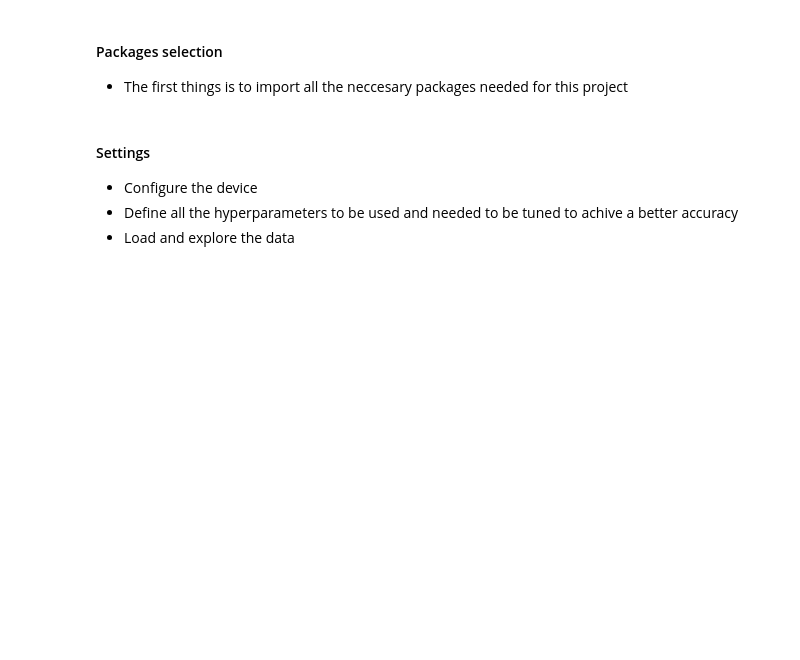
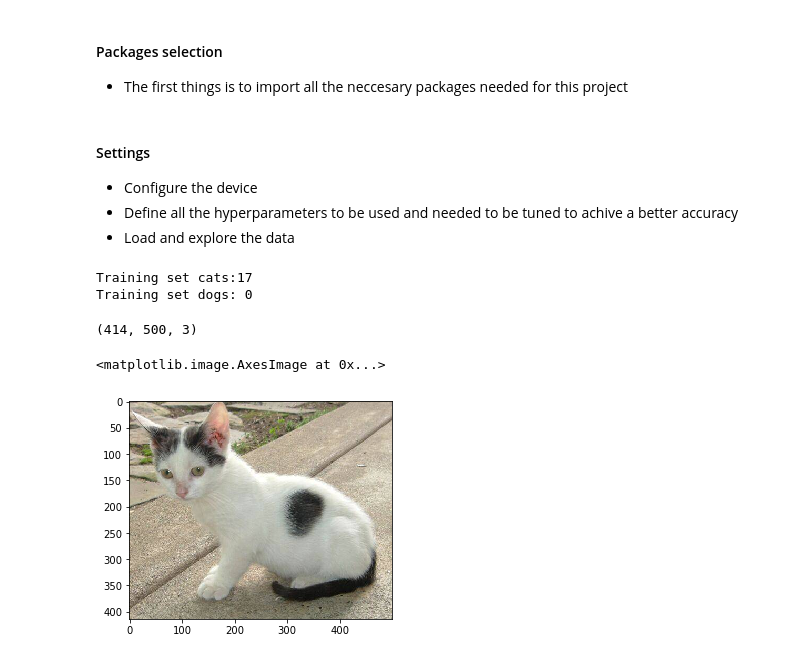
Before and after one commit to Harphies/AI, a Jupyter notebook: pytorch/cnn/VGG-dog classifier/VGG16DogvsCatClassifier.ipynb, the cells around one changed output. Drawn from its saved outputs; the diff is of its cells as text; code cells hidden in the pictures; blank space fills up the shorter version.

```diff
--- a/pytorch/cnn/VGG-dog classifier/VGG16DogvsCatClassifier.ipynb
+++ b/pytorch/cnn/VGG-dog classifier/VGG16DogvsCatClassifier.ipynb
@@ -37,3 +38,23 @@ BATCH_SIZE = 128
 
 # Architecture model parameters
 NUM_CLASSES = 2 # Binary classifier
+# %%
+# Dataset
+
+num_train_cats = len(os.path.join('data', 'training', 'cat'))
+num_train_dogs = len([i for i in os.listdir(os.path.join('data', 'training'))
+                     if i.endswith('.jpg') and i.startswith('dog')])
+
+print(f'Training set cats:{num_train_cats}')
+print(f'Training set dogs: {num_train_dogs}')
+# %% [output]
+Training set cats:17
+Training set dogs: 0
+# %%
+img = Image.open(os.path.join('data', 'training', 'cat', 'cat.3.jpg'))
+print(np.asarray(img, dtype=np.uint8).shape)
+plt.imshow(img)
+# %% [output]
+(414, 500, 3)
+<matplotlib.image.AxesImage at 0x...>
+[figure, added]
```
Also changed, not shown: parts of 1 cell of this notebook, 1 other file.
